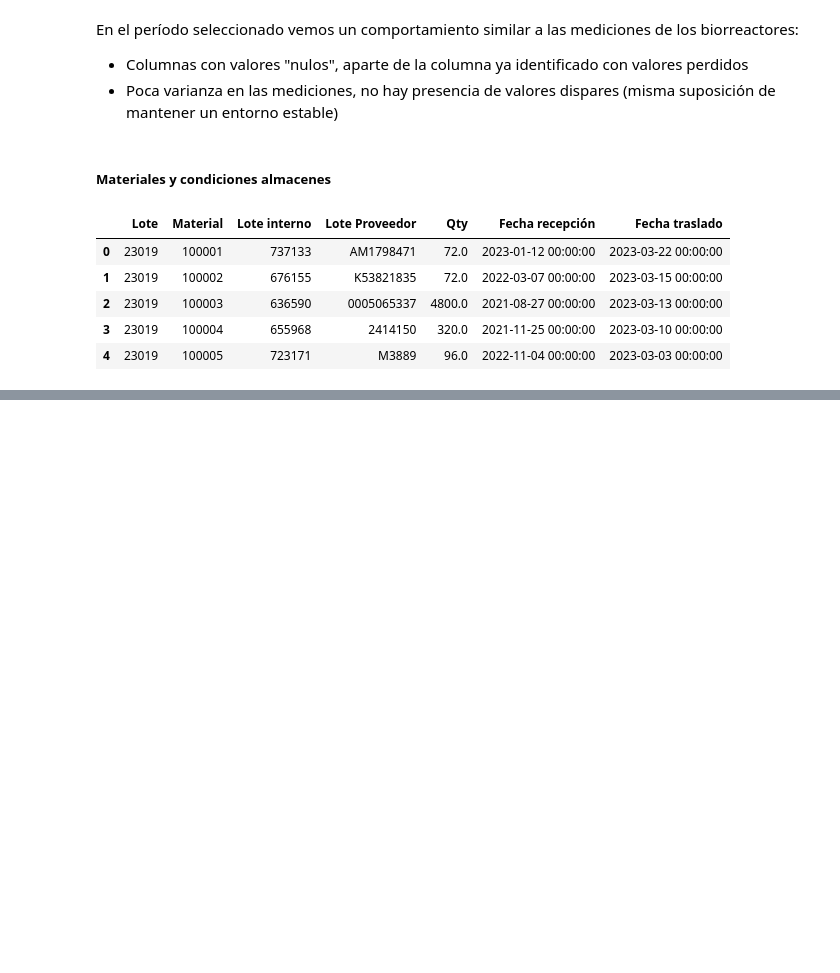
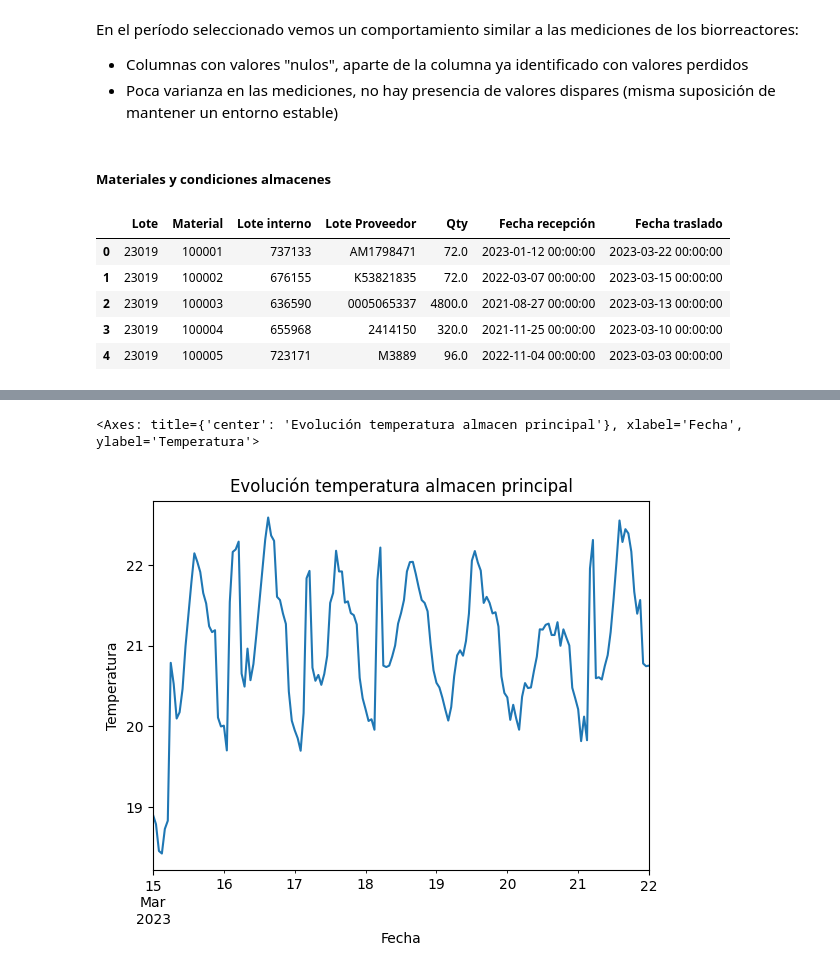
Before and after one commit to nikodyulger/datathon-los-forajidos, a Jupyter notebook: exploracion.ipynb, the cells around one changed output, grey strips where cells are left out. Cells and saved outputs as stored; diff of their text form; code cells hidden in the pictures; blank space fills up the shorter version.

Commit message:
exploracion material almacenes

```diff
--- a/exploracion.ipynb
+++ b/exploracion.ipynb
@@ -1379,0 +1411,3 @@ df_componentes.head(5)
+# %%
+df_componentes['Fecha recepción'] = pd.to_datetime(df_componentes['Fecha recepción'])
+df_componentes['Fecha traslado'] = pd.to_datetime(df_componentes['Fecha traslado'])
@@ -1379,0 +1427,2 @@ df_componentes.head(5)
+# %%
+df_componentes['duracion_entre_almacenes'] = (df_componentes['Fecha traslado'] - df_componentes['Fecha recepción']).dt.days
@@ -1390,0 +1580,4 @@ df_temp_hum.head(5)
+# %%
+ini, fin = df_componentes[df_componentes['duracion_entre_almacenes'] > 0].loc[0][['Fecha recepción', 'Fecha traslado']]
+print(ini)
+print(fin)
@@ -1390,0 +1587,3 @@ df_temp_hum.head(5)
+# %%
+df_temp_hum_sample = df_temp_hum[(df_temp_hum.index >= ini) & (df_temp_hum.index <= fin)]
+df_temp_hum_sample.head(5)
@@ -1390,0 +1598,5 @@ df_temp_hum.head(5)
+# %%
+df_temp_hum_sample['07633_TI0601.PV'].plot(title='Evolución temperatura almacen principal', xlabel='Fecha', ylabel='Temperatura')
+# %% [output]
+<Axes: title={'center': 'Evolución temperatura almacen principal'}, xlabel='Fecha', ylabel='Temperatura'>
+[figure, added]
```
Also changed, not shown: parts of 31 cells of this notebook.
